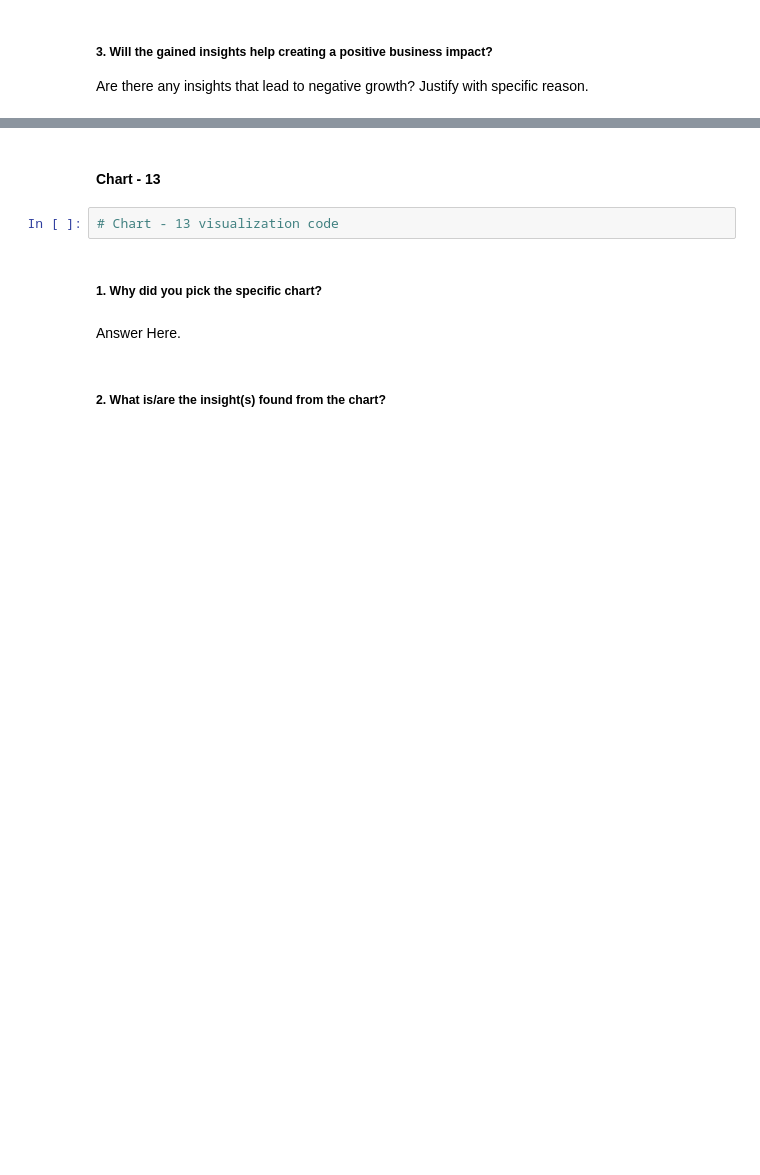
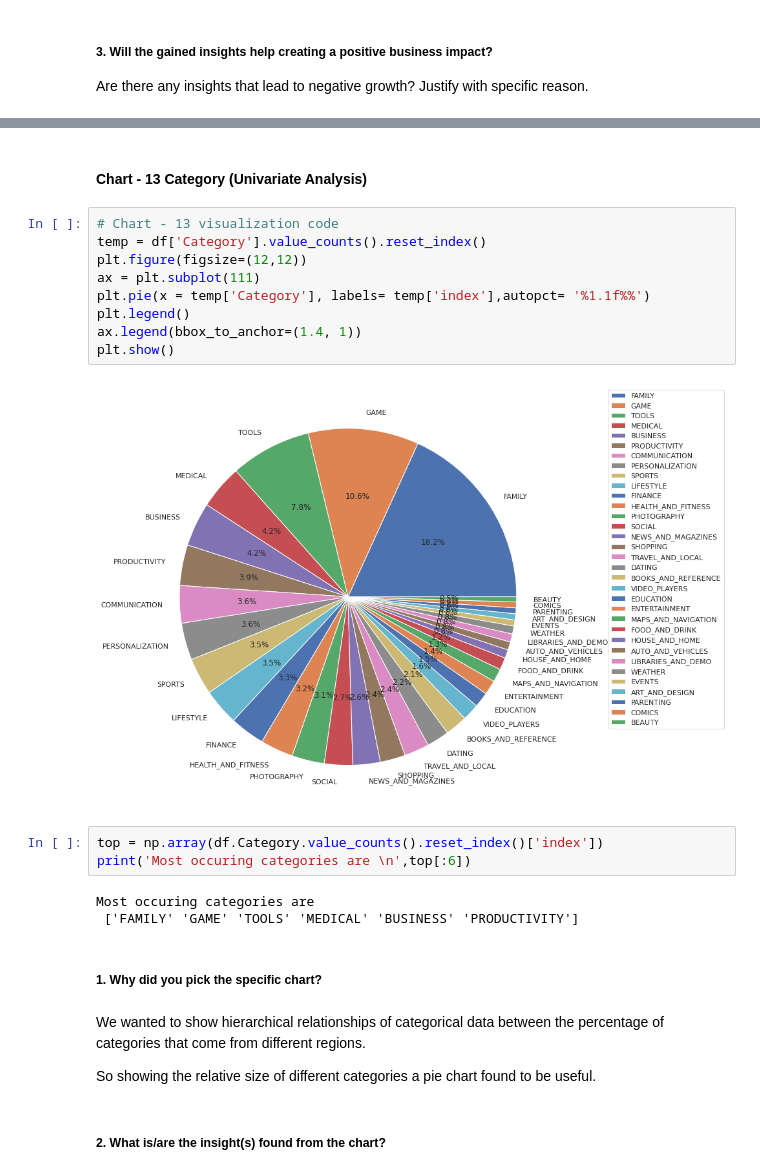
Before and after one commit to krutika73/EDA-ON-PLAY-STORE-APP-REVIEW-ANALYSIS, a Jupyter notebook: Krutika_Sample_EDA_Submission_Template.ipynb, the cells around one changed output, grey strips where cells are left out. Cells and saved outputs as stored; diff of their text form; blank space fills up the shorter version.

```diff
--- a/Krutika_Sample_EDA_Submission_Template.ipynb
+++ b/Krutika_Sample_EDA_Submission_Template.ipynb
@@ -1096,10 +1160,27 @@ Answer Here
 # %% [markdown]
-#### Chart - 13
+#### Chart - 13 Category (Univariate Analysis)
-# %%
-# Chart - 13 visualization code
+# %%
+# Chart - 13 visualization code
+temp = df['Category'].value_counts().reset_index()
+plt.figure(figsize=(12,12))
+ax = plt.subplot(111)
+plt.pie(x = temp['Category'], labels= temp['index'],autopct= '%1.1f%%')
+plt.legend()
+ax.legend(bbox_to_anchor=(1.4, 1))
+plt.show()
+# %% [output]
+[figure, added]
+# %%
+top = np.array(df.Category.value_counts().reset_index()['index'])
+print('Most occuring categories are \n',top[:6])
+# %% [output]
+Most occuring categories are
+ ['FAMILY' 'GAME' 'TOOLS' 'MEDICAL' 'BUSINESS' 'PRODUCTIVITY']
 # %% [markdown]
 ##### 1. Why did you pick the specific chart?
-# %% [markdown]
-Answer Here.
+# %% [markdown]
+We wanted to show hierarchical relationships of categorical data between the percentage of categories that come from different regions.
+
+So showing the relative size of different categories a pie chart found to be useful.
 # %% [markdown]
 ##### 2. What is/are the insight(s) found from the chart?
```
Also changed, not shown: parts of 111 cells of this notebook.
